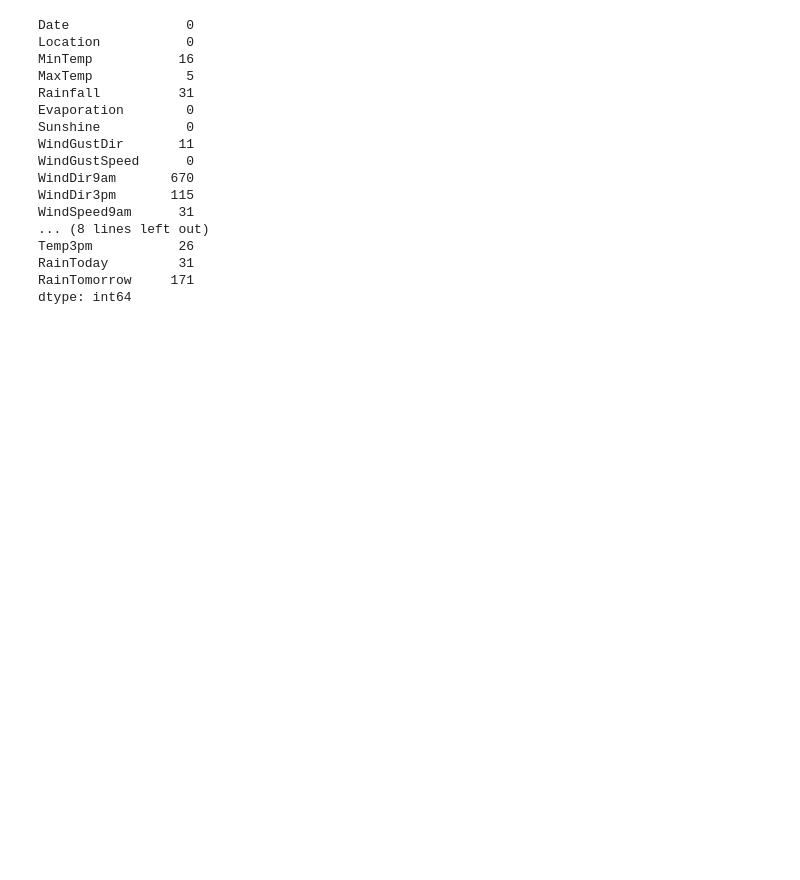
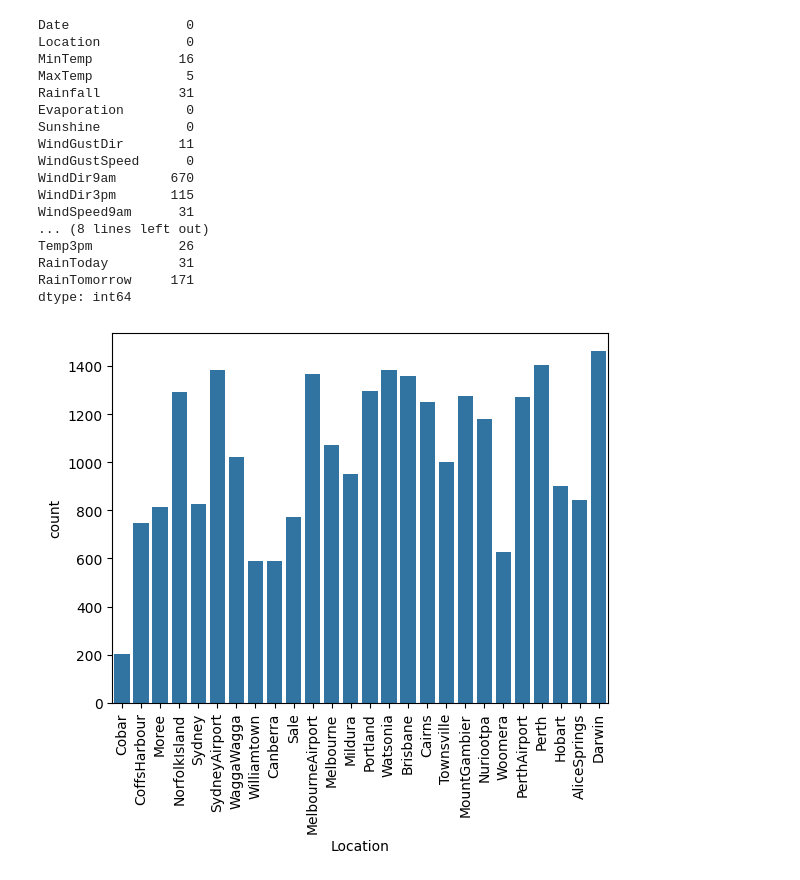
Before and after one commit to rogerbaiges/MLP-Model-Improvement-Project, a Jupyter notebook: src/MLP-improvement.ipynb, the cells around one changed output. Saved outputs shown, nothing was run; the diff lists cells and outputs as text; code cells hidden in the pictures; blank space fills up the shorter version.

```diff
--- a/src/MLP-improvement.ipynb
+++ b/src/MLP-improvement.ipynb
@@ -81,3 +89,11 @@ Temp3pm           26
 RainToday         31
 RainTomorrow     171
 dtype: int64
+# %%
+# Plot the distribution of the variable location
+
+sns.countplot(x='Location', data=rain_data)
+plt.xticks(rotation=90)
+plt.show()
+# %% [output]
+[figure, added]
```
Also changed, not shown: parts of 1 cell of this notebook.
